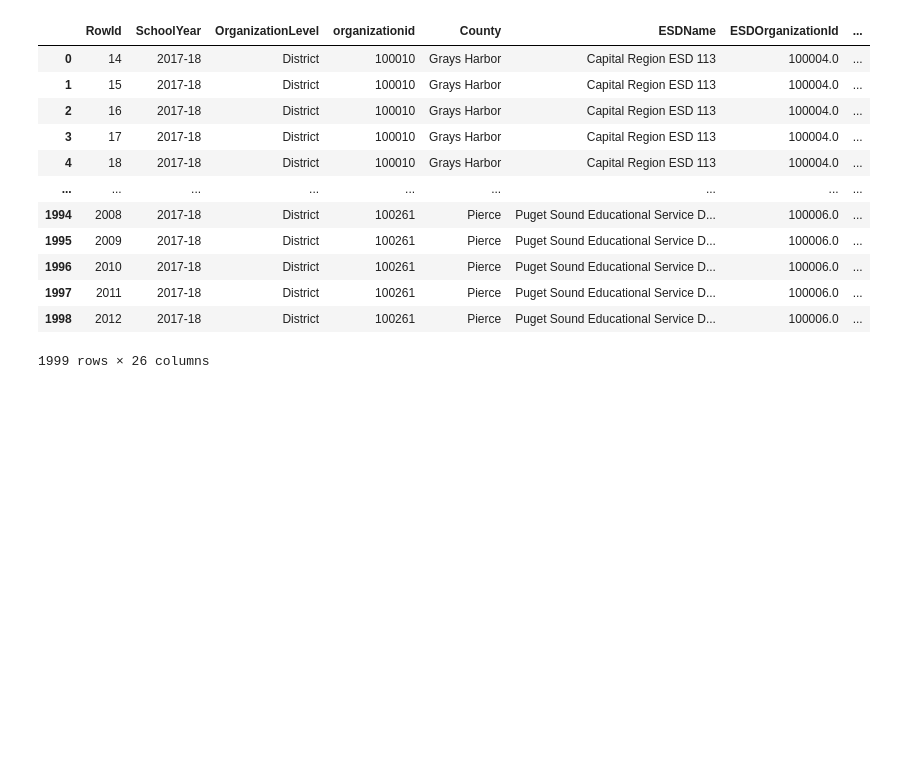
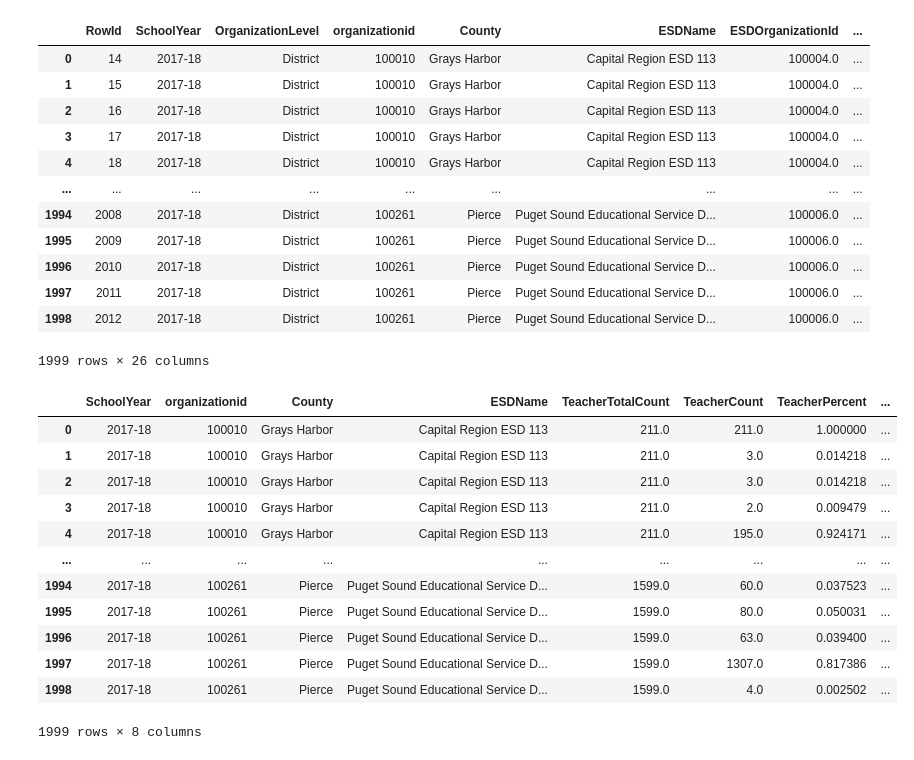
Before and after one commit to DarlynBSIT-3206/Gang-of-Greatness, a Jupyter notebook: Educational_System_Malpractice_and_Negligence_on_the_real_purpose_basis_of_education.ipynb, the cells around one changed output. Saved outputs shown, nothing was run; the diff lists cells and outputs as text; code cells hidden in the pictures; blank space fills up the shorter version.

```diff
--- a/Educational_System_Malpractice_and_Negligence_on_the_real_purpose_basis_of_education.ipynb
+++ b/Educational_System_Malpractice_and_Negligence_on_the_real_purpose_basis_of_education.ipynb
@@ -9,8 +9,8 @@ import matplotlib.pyplot as plt
 # %%
 url = 'https://raw.githubusercontent.com/DarlynBSIT-3206/ITBA3206-Diligent-Dingos/main/Datasets/Dataset%20Of%20Education.csv'
 # %%
-df= pd.read_csv(url)
-df.head(2000)
+data= pd.read_csv(url)
+data.head(2000)
 # %% [output]
 |  | RowId | SchoolYear | OrganizationLevel | organizationid | County | ESDName | ESDOrganizationId | ... |
 | 0 | 14 | 2017-18 | District | 100010 | Grays Harbor | Capital Region ESD 113 | 100004.0 | ... |
@@ -25,3 +25,41 @@ df.head(2000)
 | 1997 | 2011 | 2017-18 | District | 100261 | Pierce | Puget Sound Educational Service D... | 100006.0 | ... |
 | 1998 | 2012 | 2017-18 | District | 100261 | Pierce | Puget Sound Educational Service D... | 100006.0 | ... |
 1999 rows × 26 columns
+# %%
+data= pd.DataFrame(df)
+data.drop(['RowId',
+           'OrganizationLevel',
+          'ESDOrganizationId',
+          'DistrictCode',
+          'DistrictName',
+          'DistrictOrganizationId',
+          'SchoolCode',
+          'SchoolName',
+          'CurrentSchoolType',
+          'DemographicCategoryType',
+          'DemographicCategoryId',
+          'DemographicCategory',
+          'SchoolOrganizationId',
+          'SumYearsExperience',
+          'DemographicCategoryId',
+          'DemographicCategory',
+          'SumYearsExperience',
+          'MA+Count',
+          'MA+Percent',
+          'IsEEValidated',
+           'DataAsOf'], axis = 1, inplace=True)
+data.head(2000)
+# %% [output]
+|  | SchoolYear | organizationid | County | ESDName | TeacherTotalCount | TeacherCount | TeacherPercent | ... |
+| 0 | 2017-18 | 100010 | Grays Harbor | Capital Region ESD 113 | 211.0 | 211.0 | 1.000000 | ... |
+| 1 | 2017-18 | 100010 | Grays Harbor | Capital Region ESD 113 | 211.0 | 3.0 | 0.014218 | ... |
+| 2 | 2017-18 | 100010 | Grays Harbor | Capital Region ESD 113 | 211.0 | 3.0 | 0.014218 | ... |
+| 3 | 2017-18 | 100010 | Grays Harbor | Capital Region ESD 113 | 211.0 | 2.0 | 0.009479 | ... |
+| 4 | 2017-18 | 100010 | Grays Harbor | Capital Region ESD 113 | 211.0 | 195.0 | 0.924171 | ... |
+| ... | ... | ... | ... | ... | ... | ... | ... | ... |
+| 1994 | 2017-18 | 100261 | Pierce | Puget Sound Educational Service D... | 1599.0 | 60.0 | 0.037523 | ... |
+| 1995 | 2017-18 | 100261 | Pierce | Puget Sound Educational Service D... | 1599.0 | 80.0 | 0.050031 | ... |
+| 1996 | 2017-18 | 100261 | Pierce | Puget Sound Educational Service D... | 1599.0 | 63.0 | 0.039400 | ... |
+| 1997 | 2017-18 | 100261 | Pierce | Puget Sound Educational Service D... | 1599.0 | 1307.0 | 0.817386 | ... |
+| 1998 | 2017-18 | 100261 | Pierce | Puget Sound Educational Service D... | 1599.0 | 4.0 | 0.002502 | ... |
+1999 rows × 8 columns
```
Also changed, not shown: parts of 1 cell of this notebook.
